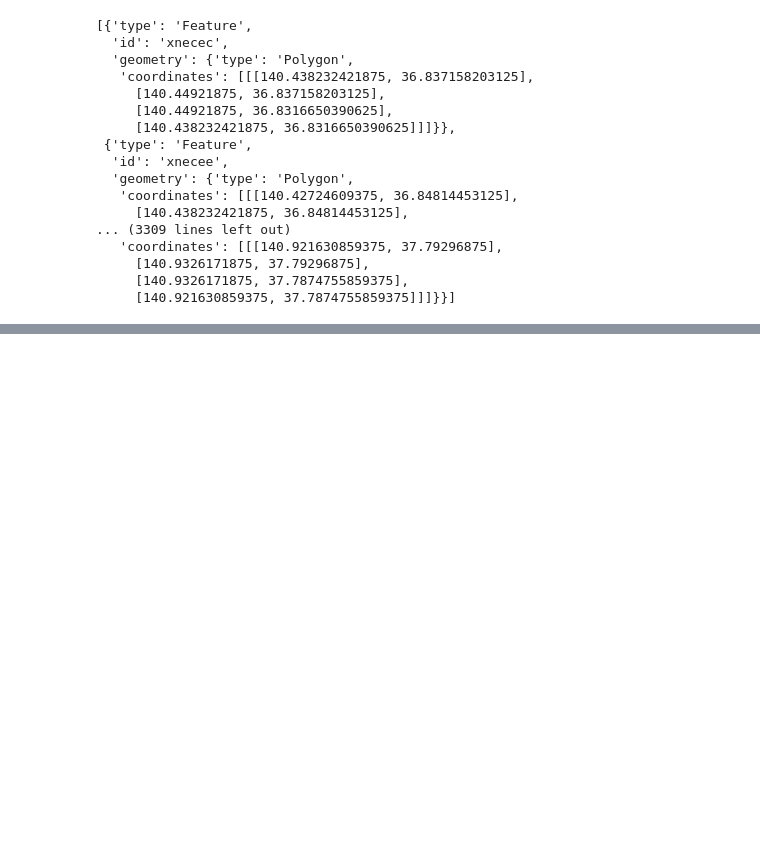
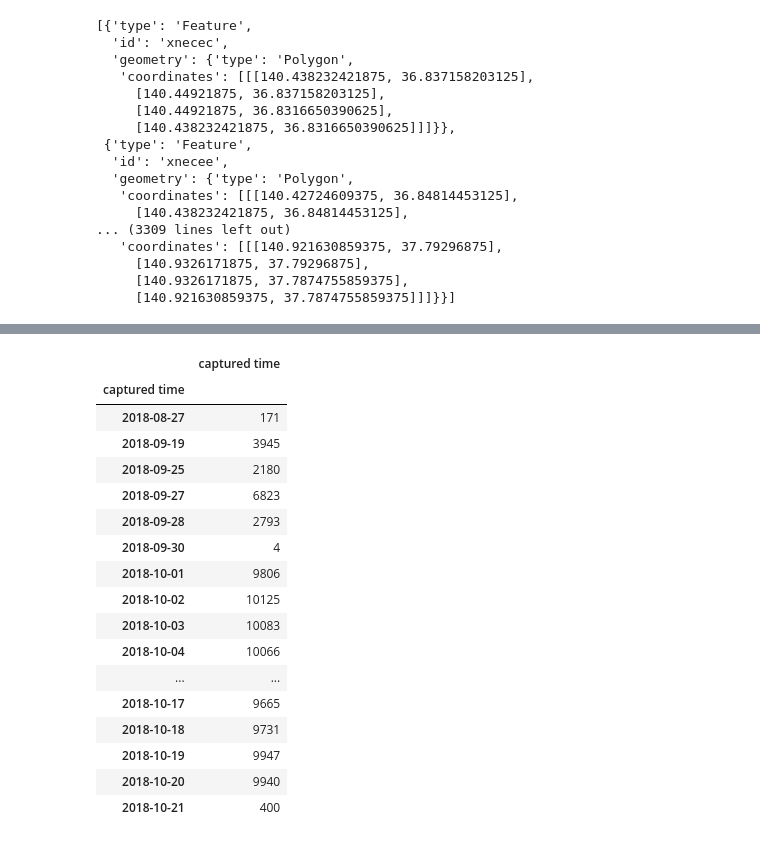
Before and after one commit to PPitson/safecast-data-analysis, a Jupyter notebook: visualization.ipynb, the cells around one changed output, grey strips where cells are left out. Cells and saved outputs as stored; diff of their text form; code cells hidden in the pictures; blank space fills up the shorter version.

```diff
--- a/visualization.ipynb
+++ b/visualization.ipynb
@@ -104,0 +118,23 @@ m.save("map.html")
+# %%
+df["captured time"] = pd.to_datetime(df["captured time"], errors="coerce")
+df_count = df.groupby(df['captured time'].dt.date).count()[["captured time"]]
+df_count
+# %% [output]
+|  | captured time |
+| captured time |  |
+| 2018-08-27 | 171 |
+| 2018-09-19 | 3945 |
+| 2018-09-25 | 2180 |
+| 2018-09-27 | 6823 |
+| 2018-09-28 | 2793 |
+| 2018-09-30 | 4 |
+| 2018-10-01 | 9806 |
+| 2018-10-02 | 10125 |
+| 2018-10-03 | 10083 |
+| 2018-10-04 | 10066 |
+| ... | ... |
+| 2018-10-17 | 9665 |
+| 2018-10-18 | 9731 |
+| 2018-10-19 | 9947 |
+| 2018-10-20 | 9940 |
+| 2018-10-21 | 400 |
```
Also changed, not shown: parts of 7 cells of this notebook.
